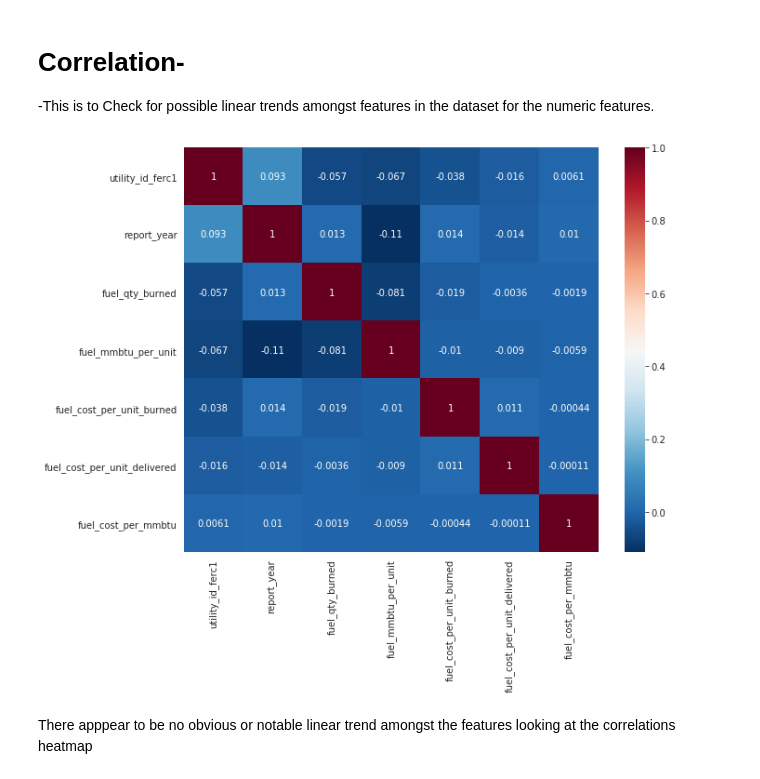
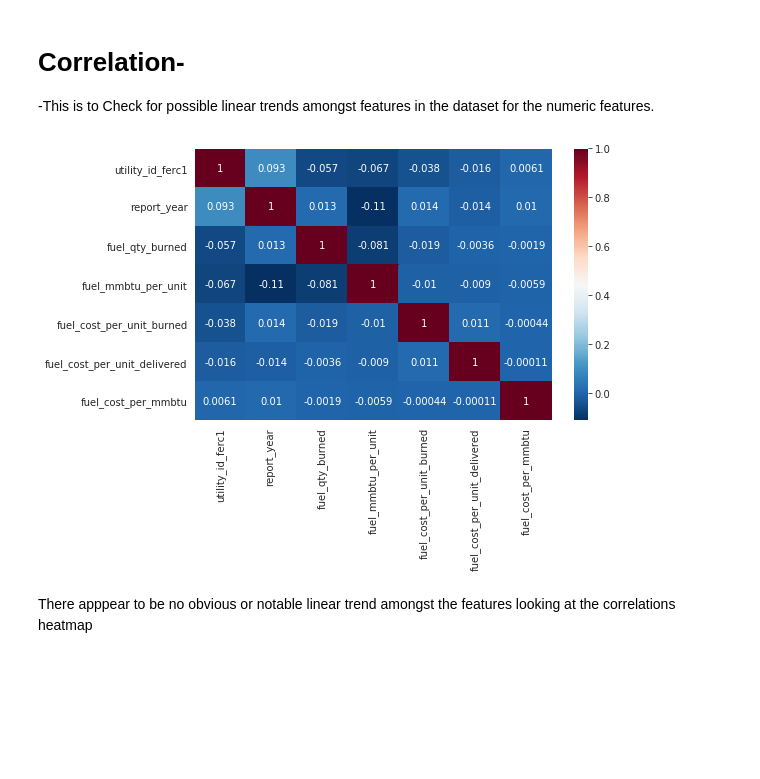
Before and after one commit to abiolaks/Hamoye_internship, a Jupyter notebook: Exploratory Analysis Of Electric Utilities Report Dataset.ipynb, the cells around one changed output. Saved outputs shown, nothing was run; the diff lists cells and outputs as text; code cells hidden in the pictures; blank space fills up the shorter version.

```diff
--- a/Exploratory Analysis Of Electric Utilities Report Dataset.ipynb
+++ b/Exploratory Analysis Of Electric Utilities Report Dataset.ipynb
@@ -254,13 +287,13 @@ Name: fuel_type_code_pudl, dtype: float64
 # Correlation-
 -This is to Check for possible linear trends amongst features in the dataset for the numeric features.
 # %%
-plt.figure(figsize=(10,8))
+plt.figure(figsize=(8,5))
 # Plot heatmap of annotated correlations
 correlations = fuel_data.corr()
 sns.heatmap(correlations,cmap='RdBu_r', annot=True)
 plt.show()
 # %% [output]
-[figure, old version]
+[figure, new version]
 # %% [markdown]
 There apppear to be no obvious or notable linear trend amongst the features looking at the correlations heatmap
 # %% [markdown]
```
Also changed, not shown: parts of 31 cells of this notebook.
